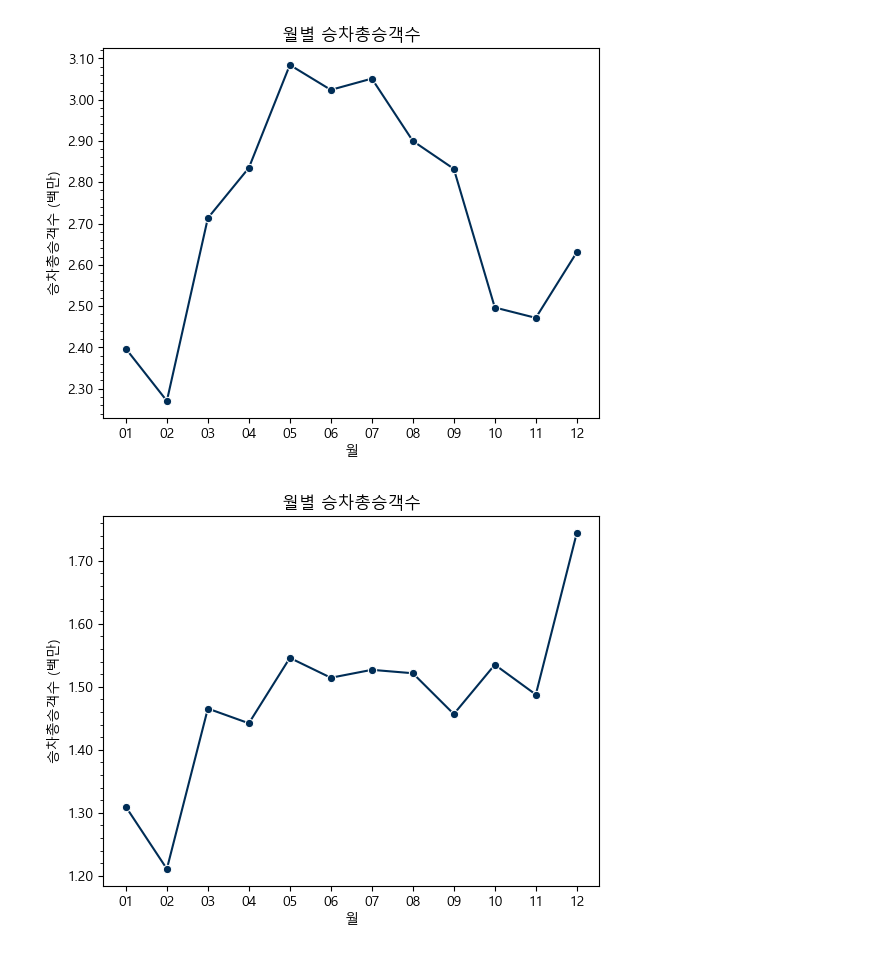
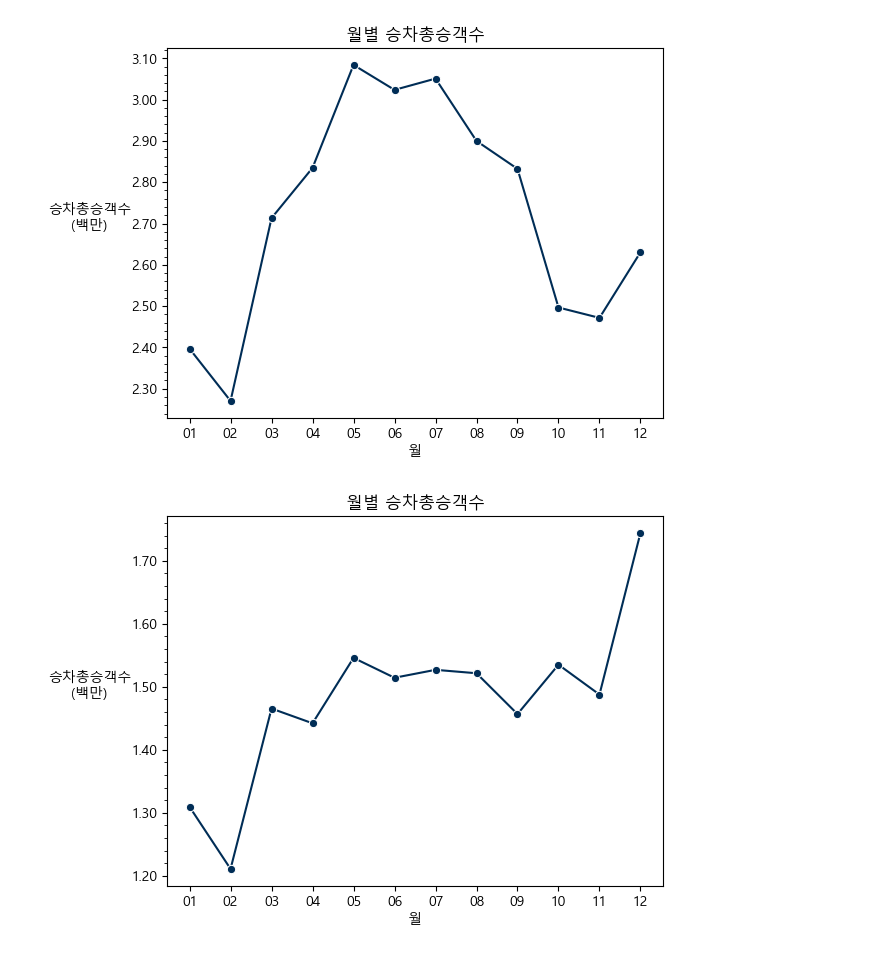
Before and after one commit to YouYeDam/BigData, a Jupyter notebook: NBusMonth2.ipynb, the cells around one changed output. Cells and saved outputs as stored; diff of their text form; code cells hidden in the pictures.

```diff
--- a/NBusMonth2.ipynb
+++ b/NBusMonth2.ipynb
@@ -20,35 +20,35 @@ for file in files_to_read:
     # 'cp949' 인코딩을 사용하여 파일 읽기
     df = pd.read_csv(file_path, encoding='cp949')
     df_list.append(df)
 
 # 모든 데이터프레임을 합치기
 merged_df = pd.concat(df_list, ignore_index=True)
 
 # '사용년월' 컬럼에서 월 부분을 추출하여 새로운 칼럼 만들기
 merged_df['Month'] = merged_df['사용년월'].astype(str).str[-2:]
 
 # 월이 같은 데이터들을 그룹화하여 승차총승객수 합치기
 monthly_passengers = merged_df.groupby('Month')['승차총승객수'].sum().reset_index()
 
 # 한글 폰트 설정
 font_path = 'C:/Windows/Fonts/malgun.ttf'  # 'Malgun Gothic' 폰트의 경로로 수정
 font_name = font_manager.FontProperties(fname=font_path).get_name()
 rc('font', family=font_name)
 
 # Create a Seaborn bar plot
 ax = sns.lineplot(x=monthly_passengers['Month'], y=monthly_passengers['승차총승객수'], color='#002D56', marker='o')
 plt.xlabel('월')
-plt.ylabel('승차총승객수 (백만)')
+plt.ylabel('승차총승객수\n(백만)', rotation=0, labelpad=30)
 plt.title('월별 승차총승객수')
 
 ax.yaxis.set_minor_locator(MultipleLocator(20000))
 
 # y축 단위를 '백만'으로 표시하되, 소수점 둘째 자리까지 표시
 plt.gca().yaxis.set_major_formatter(FuncFormatter(lambda x, _: '{:,.2f}'.format(x/1e6)))
 
 plt.show()
 # %% [output]
-[figure, old version]
+[figure, new version]
 # %%
 import os
 import pandas as pd
@@ -89,7 +89,7 @@ rc('font', family=font_name)
 # 결과를 시각화
 ax = sns.lineplot(x=monthly_passengers['Month'], y=monthly_passengers['승차총승객수'], color='#002D56', marker='o')
 plt.xlabel('월')
-plt.ylabel('승차총승객수 (백만)')
+plt.ylabel('승차총승객수\n(백만)', rotation=0, labelpad=30)
 plt.title('월별 승차총승객수')
 
 ax.yaxis.set_minor_locator(MultipleLocator(20000))
@@ -99,7 +99,7 @@ plt.gca().yaxis.set_major_formatter(FuncFormatter(lambda x, _: '{:,.2f}'.format(
 
 plt.show()
 # %% [output]
-[figure, old version]
+[figure, new version]
 # %%
 import os
 import pandas as pd
```
Also changed, not shown: parts of 1 cell of this notebook, 1 other file.
